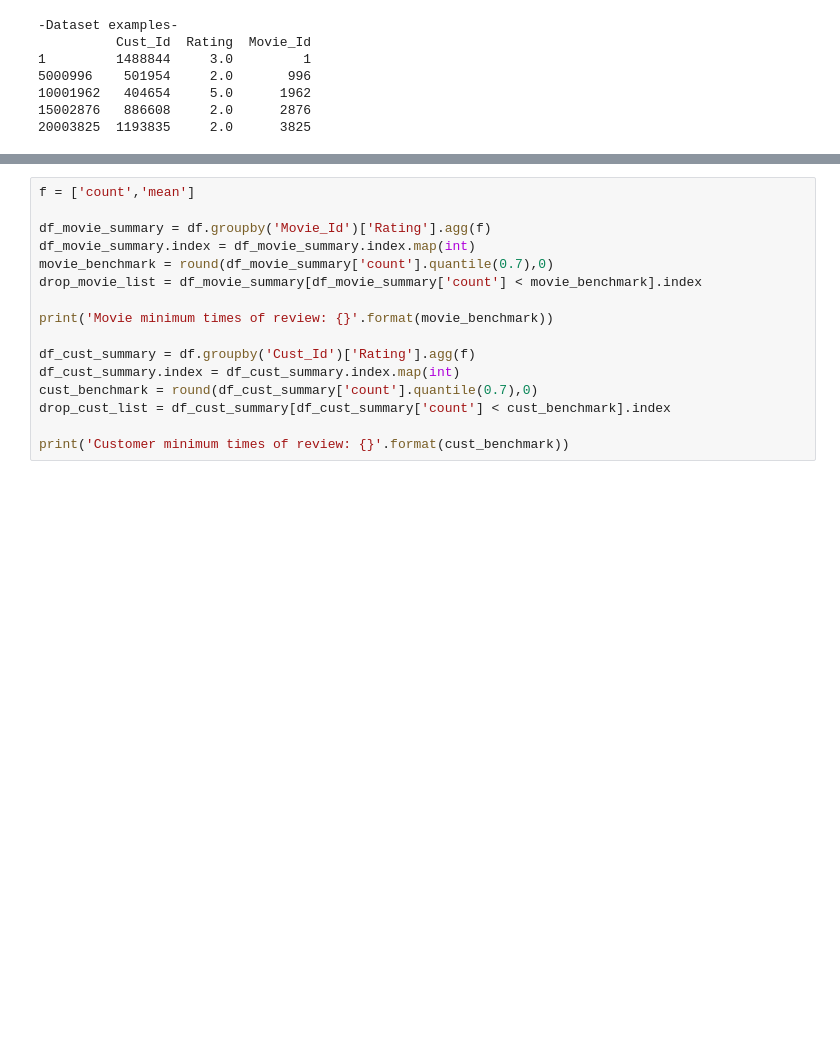
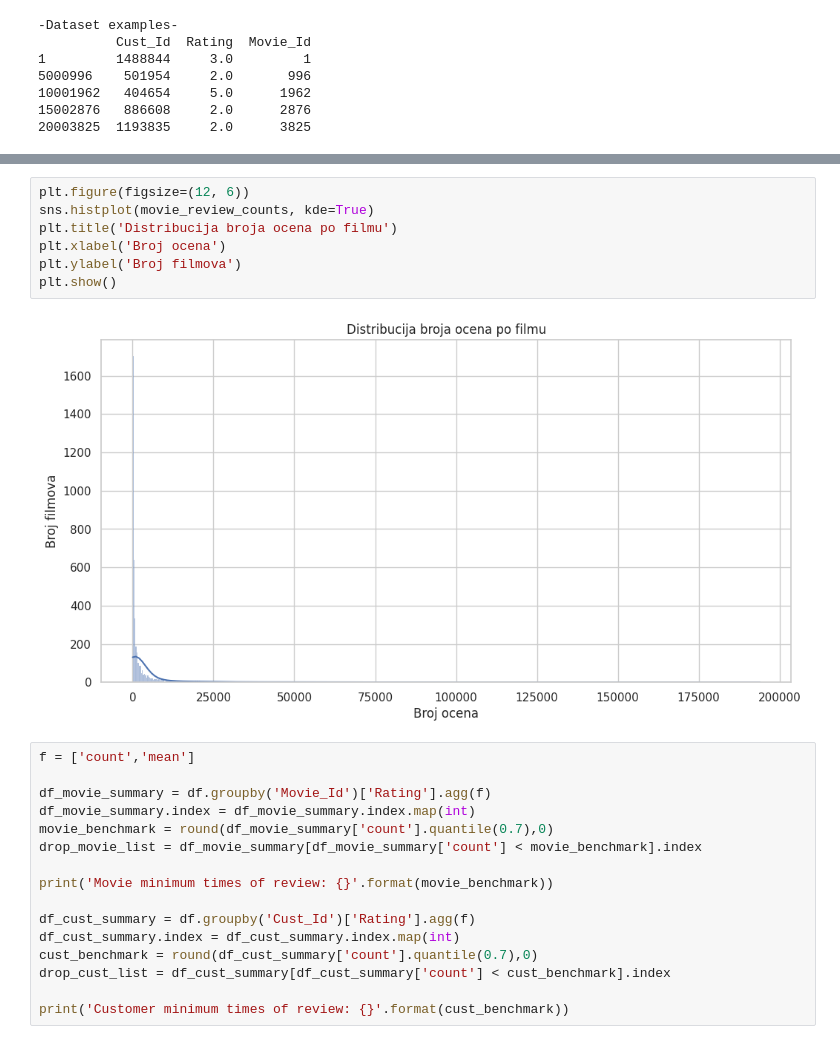
Before and after one commit to dimitrijemarkovic/Parallel-Collaborative-Filtering-at-Scale-for-the-Netflix-Prize, a Jupyter notebook: Data manipulation.ipynb, the cells around one changed output, grey strips where cells are left out. Drawn from its saved outputs; the diff is of its cells as text; blank space fills up the shorter version.

```diff
--- a/Data manipulation.ipynb
+++ b/Data manipulation.ipynb
@@ -119,3 +168,12 @@ print(df.iloc[::5000000, :])
+# %%
+plt.figure(figsize=(12, 6))
+sns.histplot(movie_review_counts, kde=True)
+plt.title('Distribucija broja ocena po filmu')
+plt.xlabel('Broj ocena')
+plt.ylabel('Broj filmova')
+plt.show()
+# %% [output]
+[figure, added]
 # %%
 f = ['count','mean']
 
```
Also changed, not shown: parts of 11 cells of this notebook.
